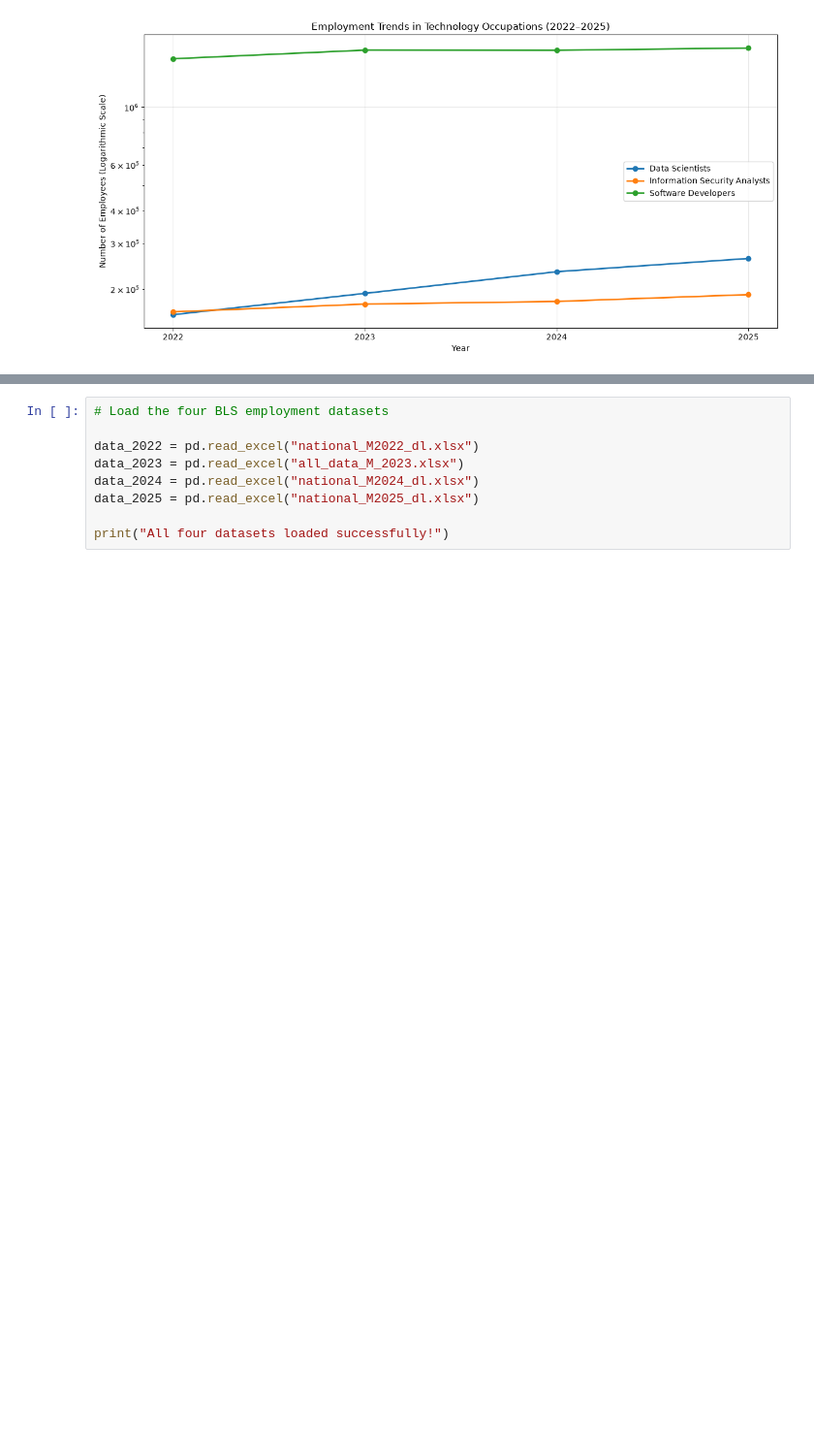
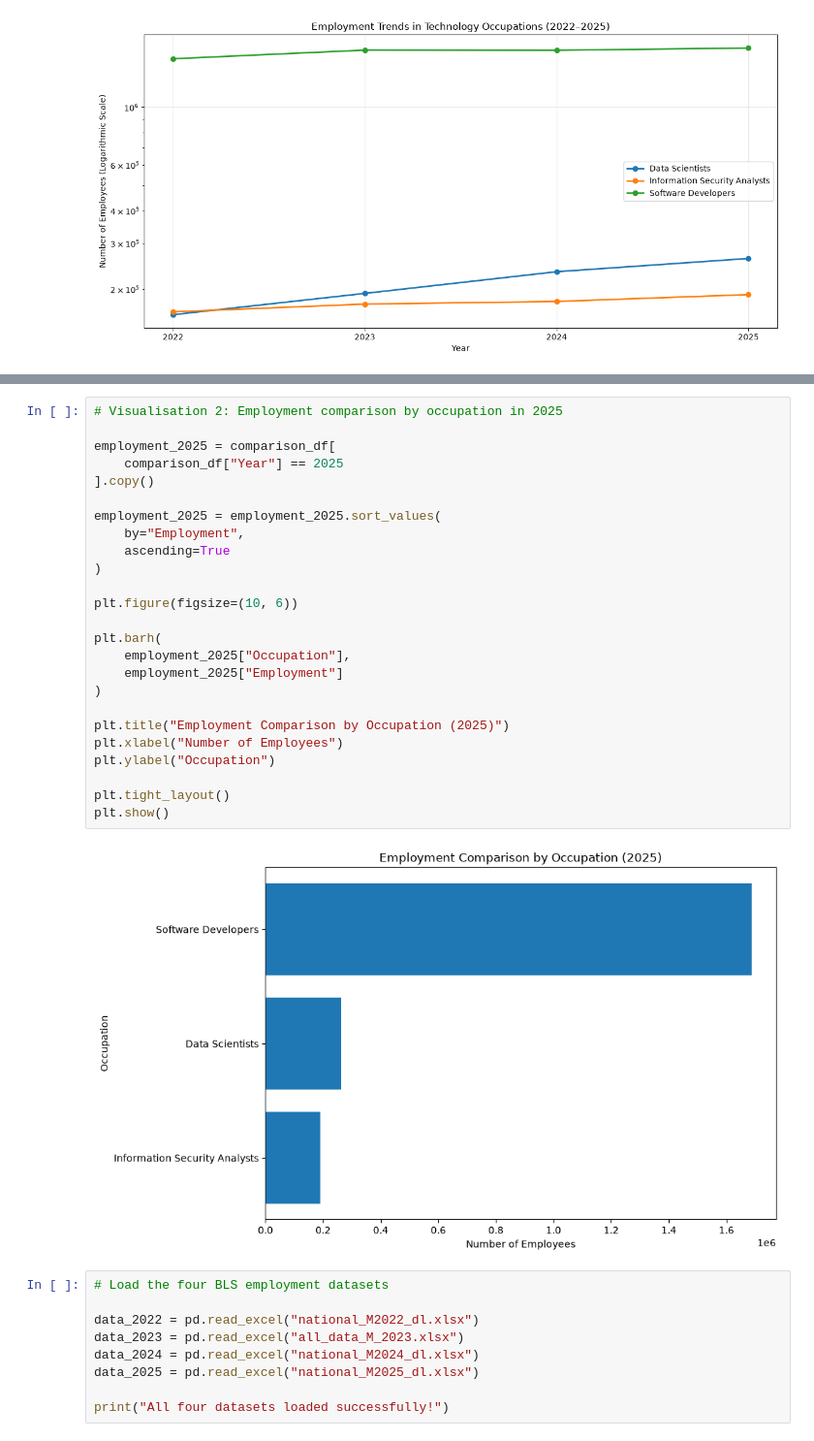
Before and after one commit to Onyinyechukwu24/AIEmployment-Visualisation-2023078, a Jupyter notebook: AI_Employment_Visualisation_ .ipynb, the cells around one changed output, grey strips where cells are left out. Shown at 97% size. Saved outputs shown, nothing was run; the diff lists cells and outputs as text; blank space fills up the shorter version.

Commit message:
2025 bar chart compare

```diff
--- a/AI_Employment_Visualisation_ .ipynb
+++ b/AI_Employment_Visualisation_ .ipynb
@@ -414,3 +425,30 @@ plt.show()
+# %%
+# Visualisation 2: Employment comparison by occupation in 2025
+
+employment_2025 = comparison_df[
+    comparison_df["Year"] == 2025
+].copy()
+
+employment_2025 = employment_2025.sort_values(
+    by="Employment",
+    ascending=True
+)
+
+plt.figure(figsize=(10, 6))
+
+plt.barh(
+    employment_2025["Occupation"],
+    employment_2025["Employment"]
+)
+
+plt.title("Employment Comparison by Occupation (2025)")
+plt.xlabel("Number of Employees")
+plt.ylabel("Occupation")
+
+plt.tight_layout()
+plt.show()
+# %% [output]
+[figure, added]
 # %%
 # Load the four BLS employment datasets
 
```
Also changed, not shown: parts of 1 cell of this notebook.
